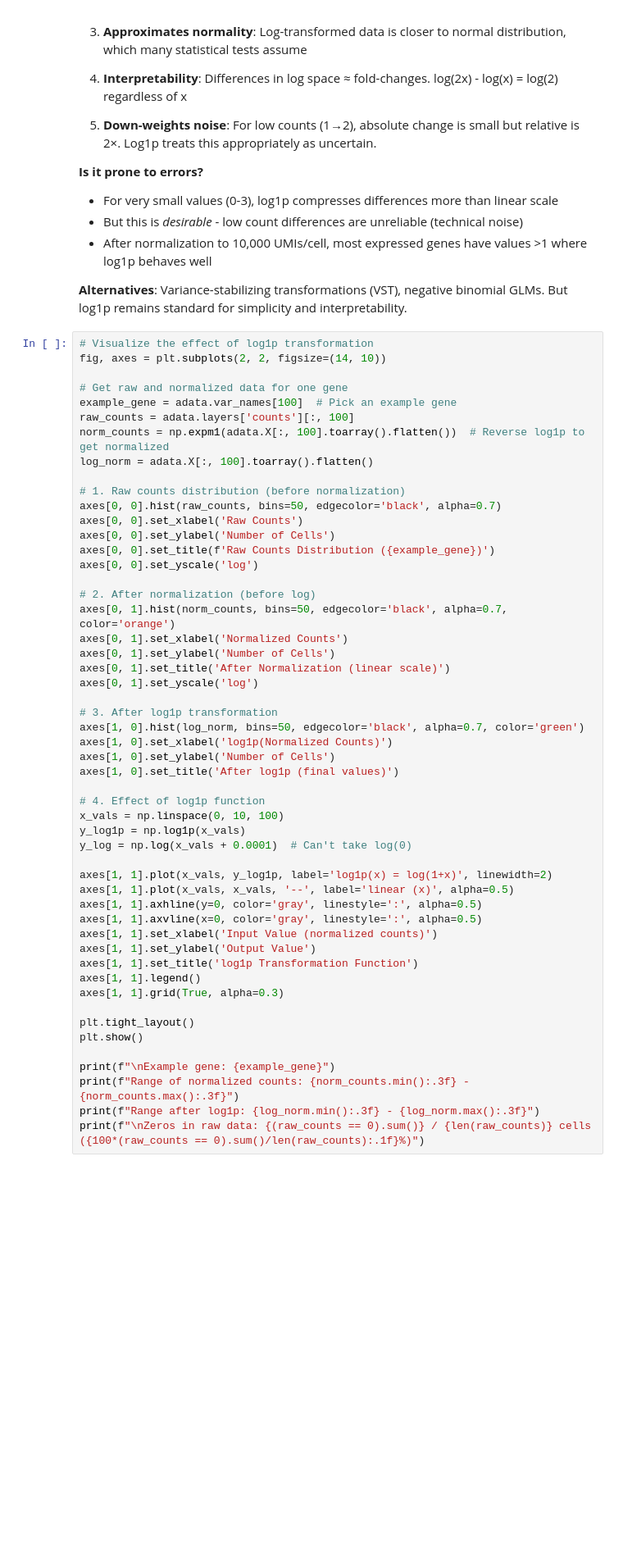
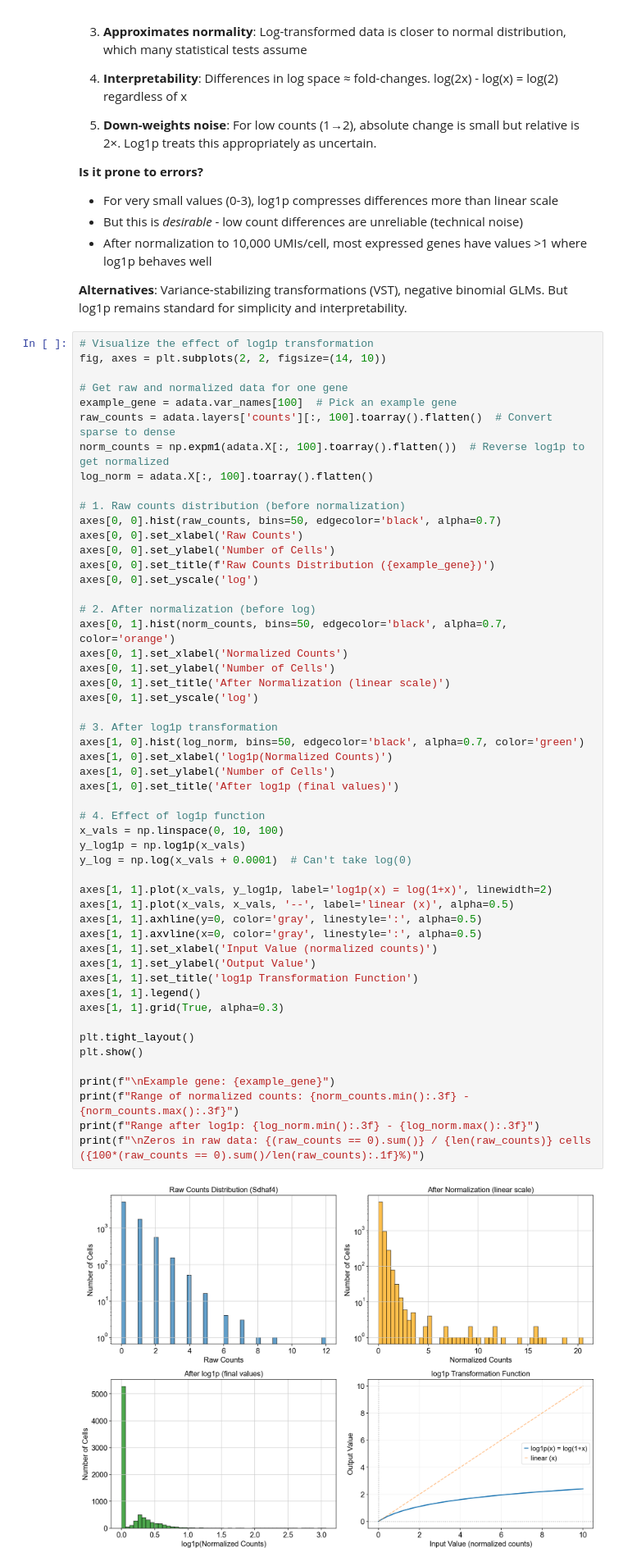
Before and after one commit to gthornes/FLUXestimatorGT, a Jupyter notebook: notebooks/01_preprocessing.ipynb, the cells around one changed output. Shown at 82% size. Drawn from its saved outputs; the diff is of its cells as text; blank space fills up the shorter version.

```diff
--- a/notebooks/01_preprocessing.ipynb
+++ b/notebooks/01_preprocessing.ipynb
@@ -286,7 +330,7 @@ fig, axes = plt.subplots(2, 2, figsize=(14, 10))
 
 # Get raw and normalized data for one gene
 example_gene = adata.var_names[100]  # Pick an example gene
-raw_counts = adata.layers['counts'][:, 100]
+raw_counts = adata.layers['counts'][:, 100].toarray().flatten()  # Convert sparse to dense
 norm_counts = np.expm1(adata.X[:, 100].toarray().flatten())  # Reverse log1p to get normalized
 log_norm = adata.X[:, 100].toarray().flatten()
 
@@ -306,30 +350,31 @@ axes[0, 1].set_yscale('log')
 
 # 3. After log1p transformation
 axes[1, 0].hist(log_norm, bins=50, edgecolor='black', alpha=0.7, color='green')
 axes[1, 0].set_xlabel('log1p(Normalized Counts)')
 axes[1, 0].set_ylabel('Number of Cells')
 axes[1, 0].set_title('After log1p (final values)')
 
 # 4. Effect of log1p function
 x_vals = np.linspace(0, 10, 100)
 y_log1p = np.log1p(x_vals)
 y_log = np.log(x_vals + 0.0001)  # Can't take log(0)
 
 axes[1, 1].plot(x_vals, y_log1p, label='log1p(x) = log(1+x)', linewidth=2)
 axes[1, 1].plot(x_vals, x_vals, '--', label='linear (x)', alpha=0.5)
 axes[1, 1].axhline(y=0, color='gray', linestyle=':', alpha=0.5)
 axes[1, 1].axvline(x=0, color='gray', linestyle=':', alpha=0.5)
 axes[1, 1].set_xlabel('Input Value (normalized counts)')
 axes[1, 1].set_ylabel('Output Value')
 axes[1, 1].set_title('log1p Transformation Function')
 axes[1, 1].legend()
 axes[1, 1].grid(True, alpha=0.3)
 
 plt.tight_layout()
 plt.show()
 
 print(f"\nExample gene: {example_gene}")
 print(f"Range of normalized counts: {norm_counts.min():.3f} - {norm_counts.max():.3f}")
 print(f"Range after log1p: {log_norm.min():.3f} - {log_norm.max():.3f}")
 print(f"\nZeros in raw data: {(raw_counts == 0).sum()} / {len(raw_counts)} cells ({100*(raw_counts == 0).sum()/len(raw_counts):.1f}%)")
 # %% [output]
+[figure, added]
```
Also changed, not shown: parts of 9 cells of this notebook, 1 other file.
